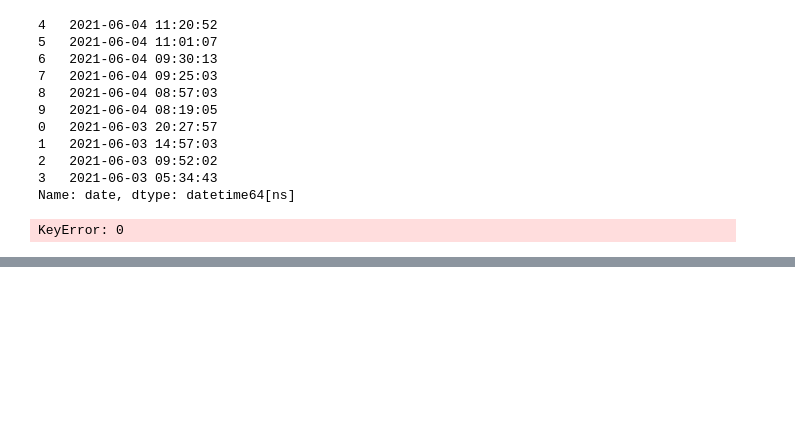
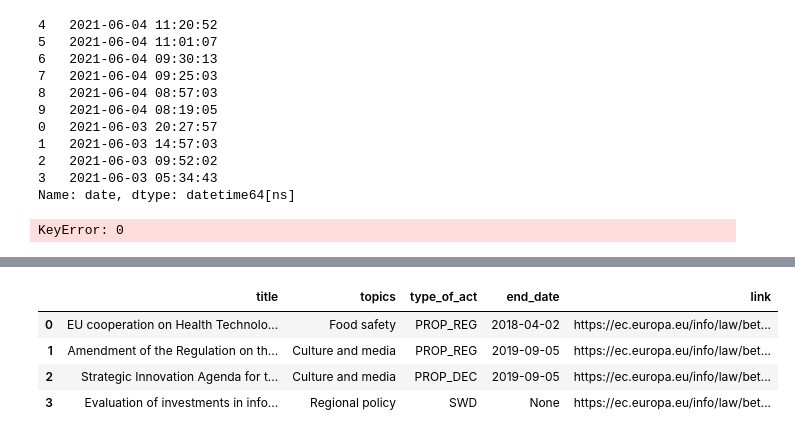
Before and after one commit to EstefaniaVB/LexAI, a Jupyter notebook: notebooks/Streamlit.ipynb, the cells around one changed output, grey strips where cells are left out. Drawn from its saved outputs; the diff is of its cells as text; code cells hidden in the pictures; blank space fills up the shorter version.

```diff
--- a/notebooks/Streamlit.ipynb
+++ b/notebooks/Streamlit.ipynb
@@ -336,0 +317,2 @@ regulation[(regulation[0]["date"] > start_date)& (regulation[0]["date"] < end_da
+# %%
+start_date, end_date = pd.to_datetime("2017/02/27").date(), pd.to_datetime("2021/04/27").date()
@@ -336,0 +323,22 @@ regulation[(regulation[0]["date"] > start_date)& (regulation[0]["date"] < end_da
+# %%
+
+query = st.text_input("Search for a topic", 'Technology')
+
+params=dict(q=query)
+
+def get_consultations():
+    lexai_url = "http://35.223.18.2/indexes/consultations/search"
+    result = requests.get(lexai_url,params=params,headers=headers).json()
+    consultations = []
+    for i in result["hits"]:
+        title = i['title']
+        topics = i['topics']
+        type_of_act = i['type_of_act']
+        try:
+            end_date = pd.to_datetime(i['end_date']).date()
+        except:
+            end_date = pd.to_datetime(i['end_date'])
+        link = i['link']
+        consultations.append({"title":title,"topics":topics,"type_of_act":type_of_act,"end_date":end_date,"link":link})
+
+    return consultations
@@ -336,0 +393,12 @@ regulation[(regulation[0]["date"] > start_date)& (regulation[0]["date"] < end_da
+# %%
+
+
+start_date, end_date = "2018/01/01", "2021/01/01"
+start_date = pd.to_datetime(start_date).date()
+end_date = pd.to_datetime(end_date).date()
+consultation = get_consultations()
+
+
+for i in consultation:
+    if i["end_date"] and (i["end_date"] >= start_date and i["end_date"] <= end_date):
+        print(i["link"])
@@ -336,0 +409,8 @@ regulation[(regulation[0]["date"] > start_date)& (regulation[0]["date"] < end_da
+# %%
+consultation
+# %% [output]
+|  | title | topics | type_of_act | end_date | link |
+| 0 | EU cooperation on Health Technolo... | Food safety | PROP_REG | 2018-04-02 | https://ec.europa.eu/info/law/bet... |
+| 1 | Amendment of the Regulation on th... | Culture and media | PROP_REG | 2019-09-05 | https://ec.europa.eu/info/law/bet... |
+| 2 | Strategic Innovation Agenda for t... | Culture and media | PROP_DEC | 2019-09-05 | https://ec.europa.eu/info/law/bet... |
+| 3 | Evaluation of investments in info... | Regional policy | SWD | None | https://ec.europa.eu/info/law/bet... |
```
Also changed, not shown: parts of 31 cells of this notebook, 1 other file.
